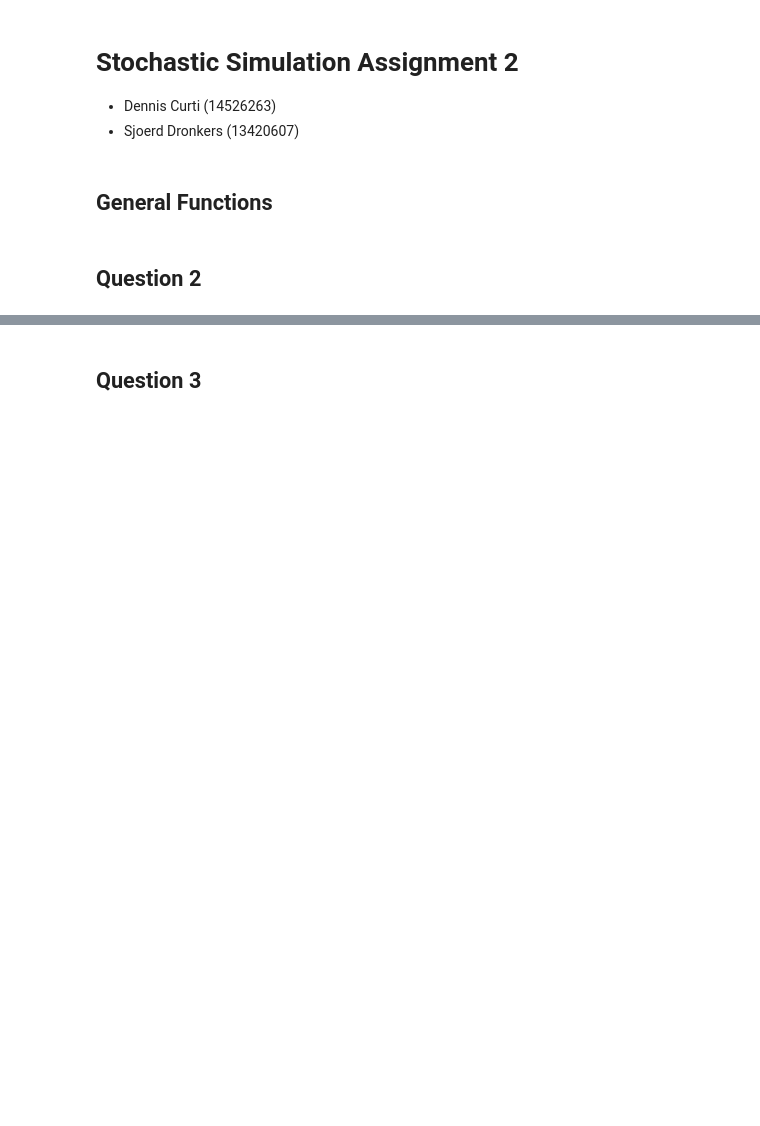
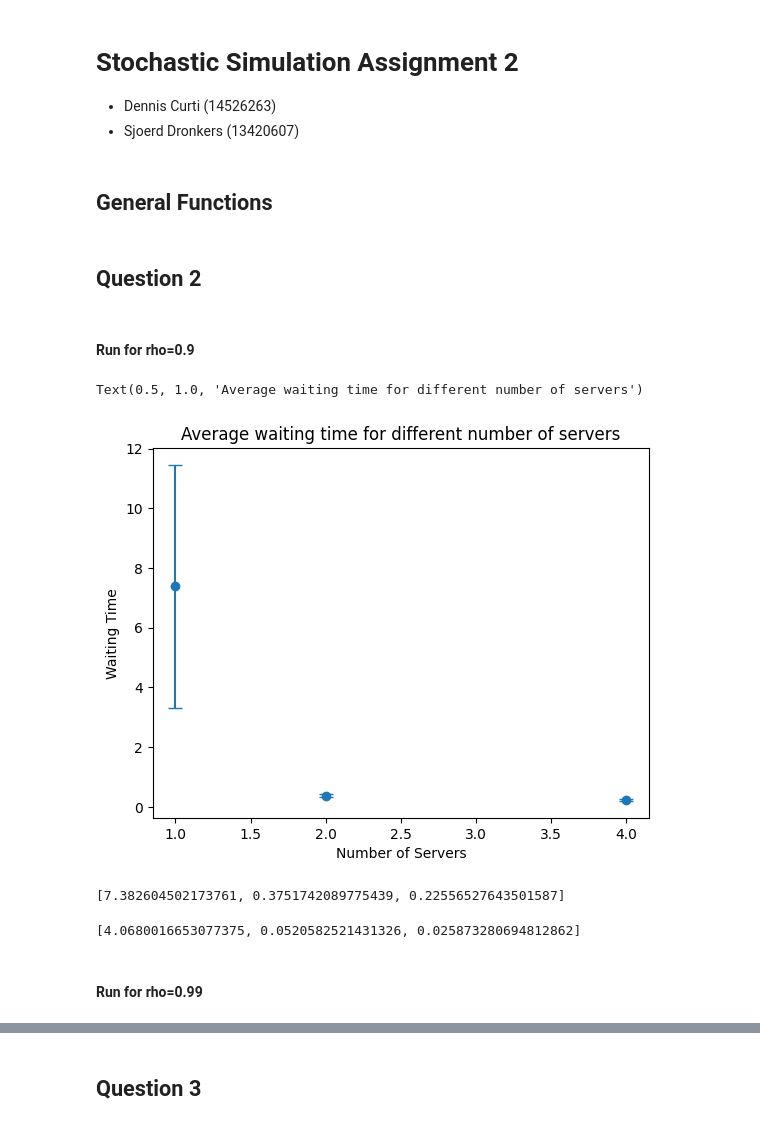
Before and after one commit to sjdronkers/StochSim2, a Jupyter notebook: Analysis.ipynb, the cells around one changed output, grey strips where cells are left out. Saved outputs shown, nothing was run; the diff lists cells and outputs as text; code cells hidden in the pictures; blank space fills up the shorter version.

Commit message:
Question 1 to 3 done

```diff
--- a/Analysis.ipynb
+++ b/Analysis.ipynb
@@ -29,9 +32,10 @@ def setup(env, servers, n, no_customers, service_time, arrival_rate):
     Main function to run the system.
     """
 
+    # Go through the number of customers to be served.
     for i in range(no_customers):
         env.process(customer(env, servers, f'Person {i}', service_time))
-        yield env.timeout(arrival_rate)
+        yield env.timeout(np.random.exponential(arrival_rate))
 # %% [markdown]
 ## Question 2
 # %%
@@ -79,0 +82,54 @@ times = simulation(n, no_customers, service_time, arrival_rate, run_time)
+# %% [markdown]
+#### Run for rho=0.9
+# %%
+# Base parameters for rho=0.9
+no_customers = 1000
+service_rate = 0.9
+arrival_rate = 1
+total_time = 100000
+
+# Simulation parameters
+no_simulations = 1000
+n = [1, 2, 4]
+# %%
+means_waiting = list()
+stdev_waiting = list()
+means_service = list()
+stdev_service = list()
+
+# Go through different number of servers.
+for i in n:
+    waiting = list()
+    service = list()
+
+    # Go through the number of simulationes needed.
+    for j in range(no_simulations):
+        simu = simulation(i, no_customers, service_rate, arrival_rate, total_time)
+        waiting.append(np.mean(simu[0]))
+        service.append(np.mean(simu[1]))
+
+    # Store the results for each n.
+    means_waiting.append(np.mean(waiting))
+    stdev_waiting.append(np.std(waiting))
+    means_service.append(np.mean(service))
+    stdev_service.append(np.std(service))
+
+    print(f'Simulations for {i} servers done.')
+# %%
+plt.errorbar(n, means_waiting, yerr=stdev_waiting, fmt='o', capsize=5, label='Data with Error Bars')
+plt.xlabel('Number of Servers')
+plt.ylabel('Waiting Time')
+plt.title('Average waiting time for different number of servers')
+# %% [output]
+Text(0.5, 1.0, 'Average waiting time for different number of servers')
+[figure, added]
+# %%
+means_waiting
+# %% [output]
+[7.382604502173761, 0.3751742089775439, 0.22556527643501587]
+# %%
+stdev_waiting
+# %% [output]
+[4.0680016653077375, 0.0520582521431326, 0.025873280694812862]
+# %% [markdown]
+#### Run for rho=0.99
```
Also changed, not shown: parts of 18 cells of this notebook.
